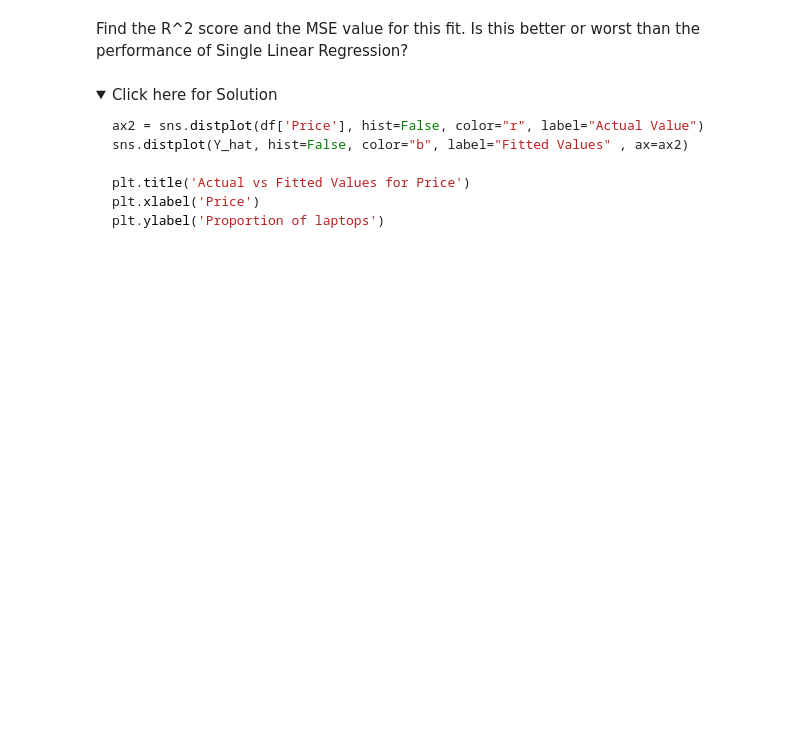
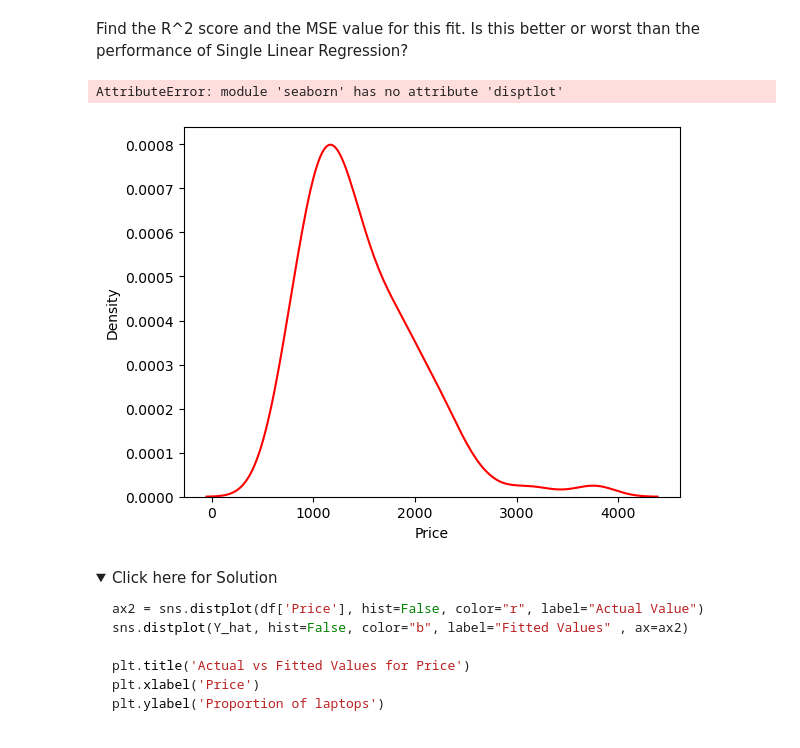
Before and after one commit to BulentKaradeniz/Coursera_HandsOn, a Jupyter notebook: practice_model_development_laptops.jupyterlite.ipynb, the cells around one changed output. Saved outputs shown, nothing was run; the diff lists cells and outputs as text; code cells hidden in the pictures; folded sections open; blank space fills up the shorter version.

```diff
--- a/practice_model_development_laptops.jupyterlite.ipynb
+++ b/practice_model_development_laptops.jupyterlite.ipynb
@@ -309,8 +309,15 @@ plt.ylabel('Proportion of laptops')
 Find the R^2 score and the MSE value for this fit. Is this better or worst than the performance of Single Linear Regression?
 # %%
 # Write your code below and press Shift+Enter to execute
-ax2 = sns.displot(df['Price'], hist = False, color ='r', label = 'Actual Value')
-sns.displot(Y_hat, hist = False, color = 'b', label = 'Fit value')
+ax2 = sns.distplot(df['Price'], hist = False, color ='r', label = 'Actual Value')
+sns.disptlot(Y_hat, hist = False, color = 'b', label = 'Fit value')
+
+plt.title( 'actual  vs fit values for price')
+plt.xlabel('price')
+plt.ylabel(' prop of laptops')
+# %% [output]
+AttributeError: module 'seaborn' has no attribute 'disptlot'
+[figure, added]
 # %% [markdown]
 <details>
     <summary>Click here for Solution</summary>
```
